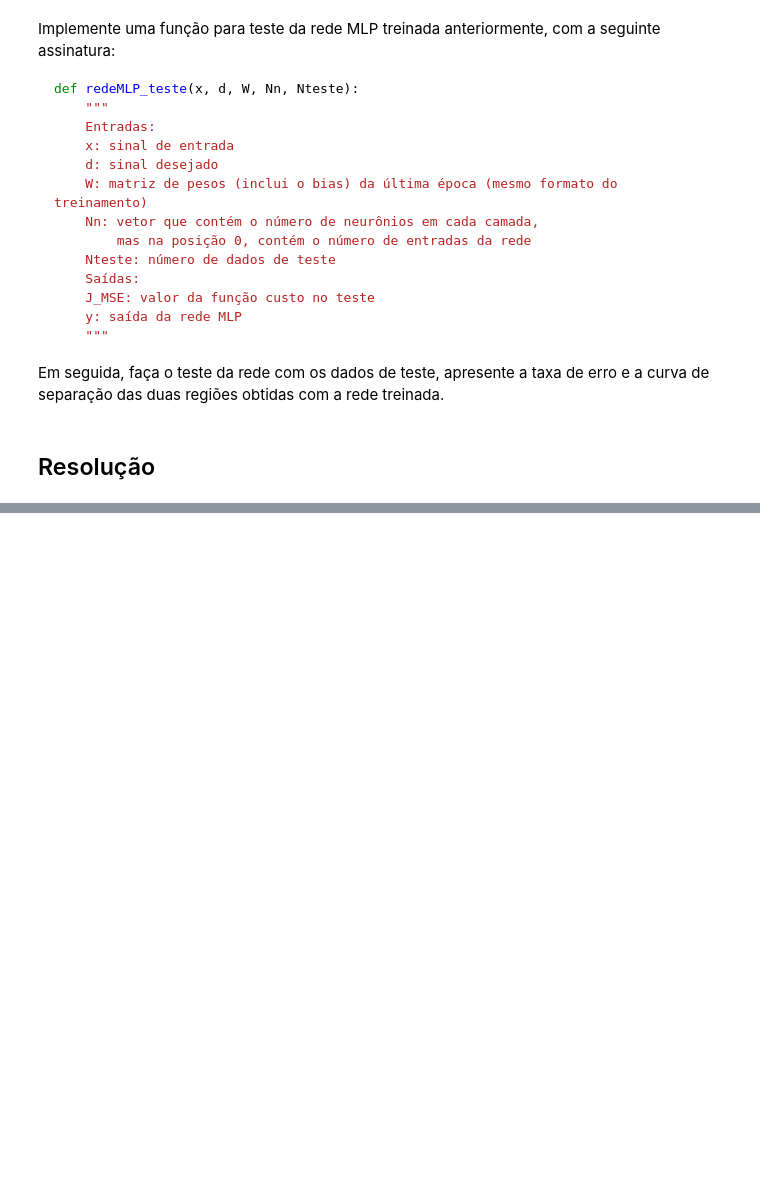
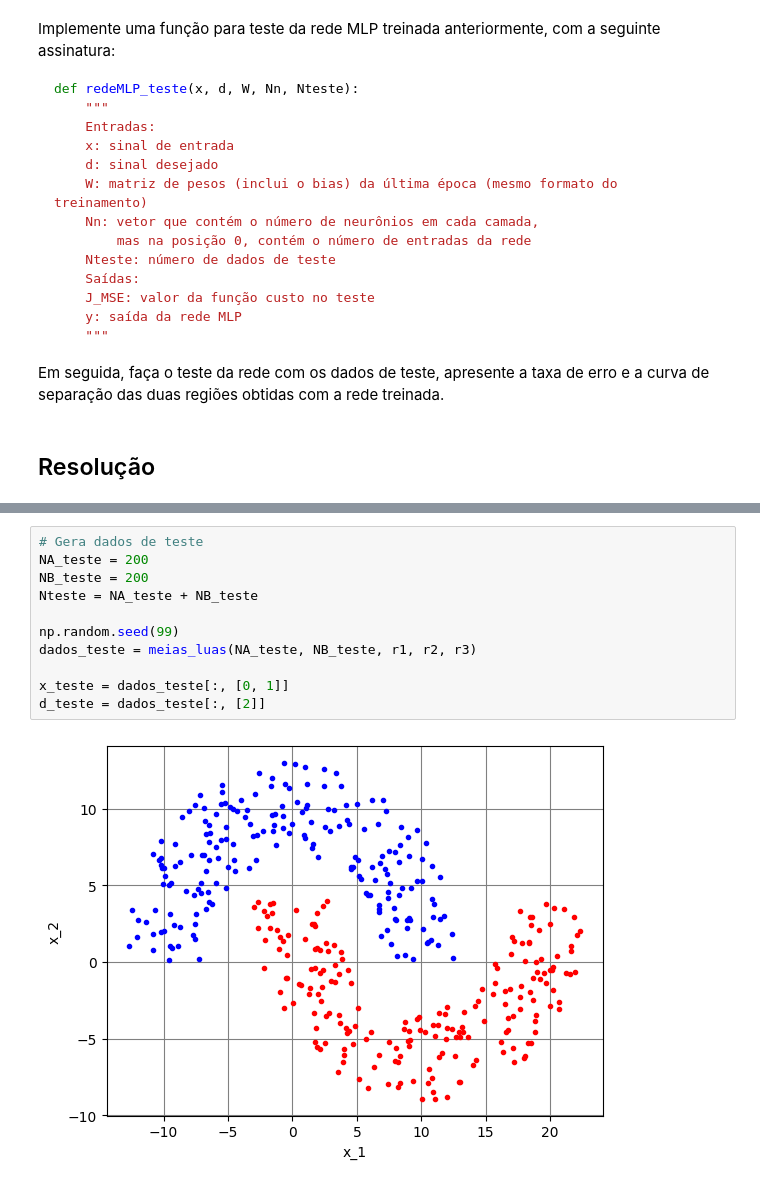
Before and after one commit to luanbalboa10/MLP3, a Jupyter notebook: ex_aula_mlp_3/ex_aula_mlp_3.ipynb, the cells around one changed output, grey strips where cells are left out. Cells and saved outputs as stored; diff of their text form; blank space fills up the shorter version.

```diff
--- a/ex_aula_mlp_3/ex_aula_mlp_3.ipynb
+++ b/ex_aula_mlp_3/ex_aula_mlp_3.ipynb
@@ -354,0 +427,13 @@ Em seguida, faça o teste da rede com os dados de teste, apresente a taxa de err
+# %%
+# Gera dados de teste
+NA_teste = 200
+NB_teste = 200
+Nteste = NA_teste + NB_teste
+
+np.random.seed(99)
+dados_teste = meias_luas(NA_teste, NB_teste, r1, r2, r3)
+
+x_teste = dados_teste[:, [0, 1]]
+d_teste = dados_teste[:, [2]]
+# %% [output]
+[figure, added]
```
Also changed, not shown: parts of 6 cells of this notebook.
